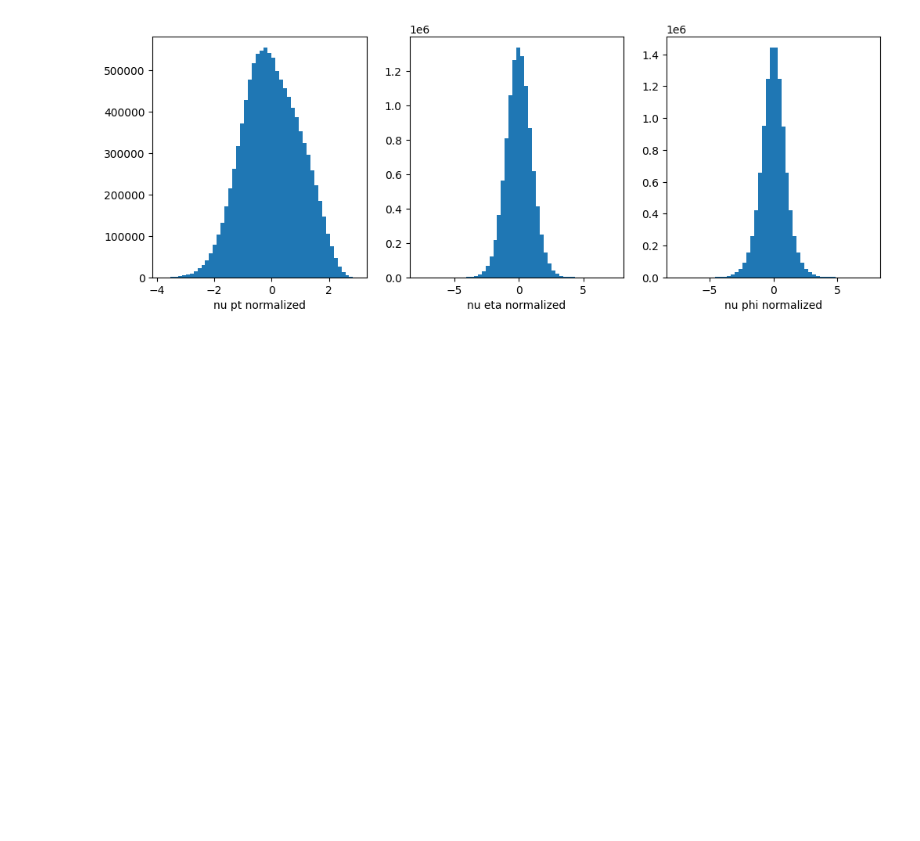
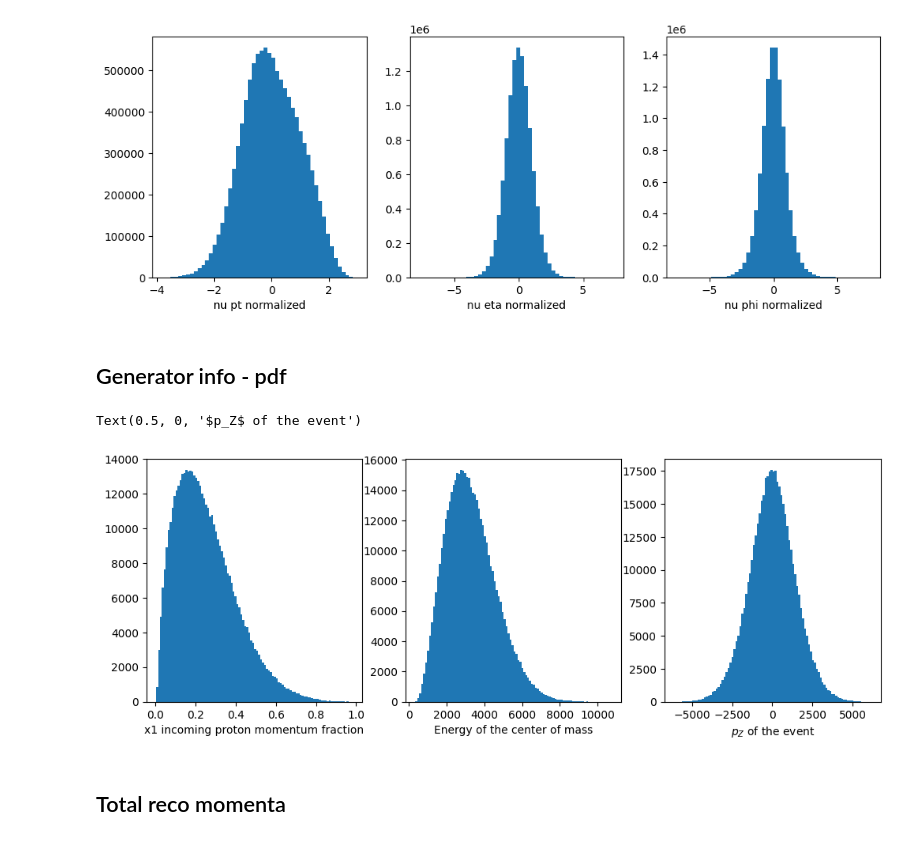
Before and after one commit to valsdav/PhDCourse_MLForPrecisionPhysics_2024, a Jupyter notebook: DatasetPreparation.ipynb, the cells around one changed output. Drawn from its saved outputs; the diff is of its cells as text; code cells hidden in the pictures; blank space fills up the shorter version.

```diff
--- a/DatasetPreparation.ipynb
+++ b/DatasetPreparation.ipynb
@@ -538,3 +539,21 @@ axs[2].set_xlabel("nu phi normalized")
 # %% [output]
 Text(0.5, 0, 'nu phi normalized')
 [figure]
+# %% [markdown]
+## Generator info - pdf
+# %%
+x1 = df.Generator_x1.to_numpy()
+x2 = df.Generator_x2.to_numpy()
+x1x2 = np.stack([x1,x2], axis=1)
+E_cm = 6500*(x1+x2)
+pz = 6500*(x1-x2)
+
+E_cm_scaled = np.log(1+E_cm)
+#pz_scaled = np.log(1+pz)
+Ecm_pz_orig = np.stack([E_cm, pz], axis=1)
+Ecm_pz_scaled = np.stack([E_cm_scaled, pz], axis=1)
+
+Ecm_pz_mean = np.mean(Ecm_pz_scaled, axis=0)
+Ecm_pz_std = np.std(Ecm_pz_scaled, axis=0)
+Ecm_pz_scaling = np.stack([Ecm_pz_mean, Ecm_pz_std], axis=1)
+Ecm_pz_norm = (Ecm_pz_scaled - Ecm_pz_mean)/Ecm_pz_std
@@ -540,0 +573,15 @@ Text(0.5, 0, 'nu phi normalized')
+# %%
+f, axs = plt.subplots(1, 3, figsize=(12,4))
+axs[0].hist(x1, bins=100)
+axs[0].set_xlabel("x1 incoming proton momentum fraction")
+
+axs[1].hist(E_cm, bins=100)
+axs[1].set_xlabel("Energy of the center of mass")
+
+axs[2].hist(pz, bins=100)
+axs[2].set_xlabel("$p_Z$ of the event")
+# %% [output]
+Text(0.5, 0, '$p_Z$ of the event')
+[figure, added]
+# %% [markdown]
+## Total reco momenta
```
Also changed, not shown: parts of 10 cells of this notebook, 4 other files.
